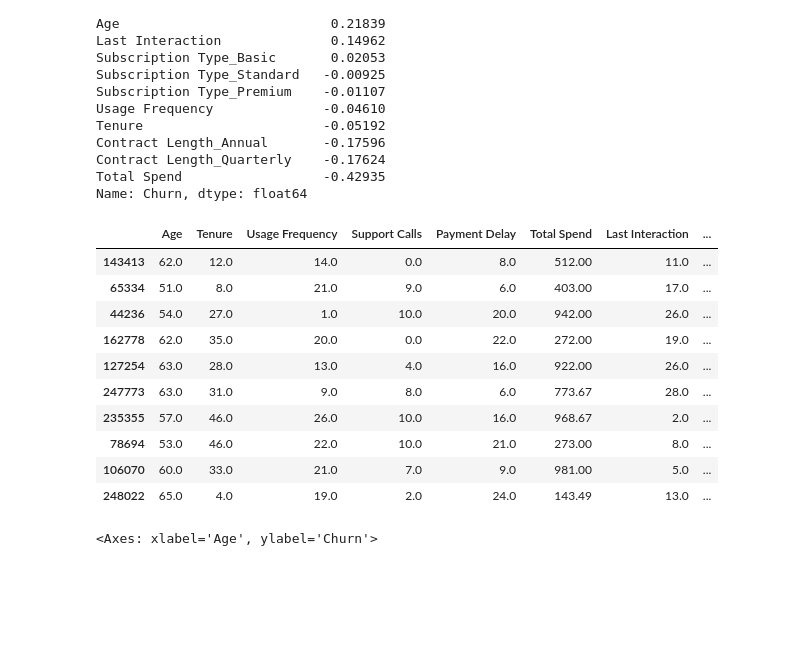
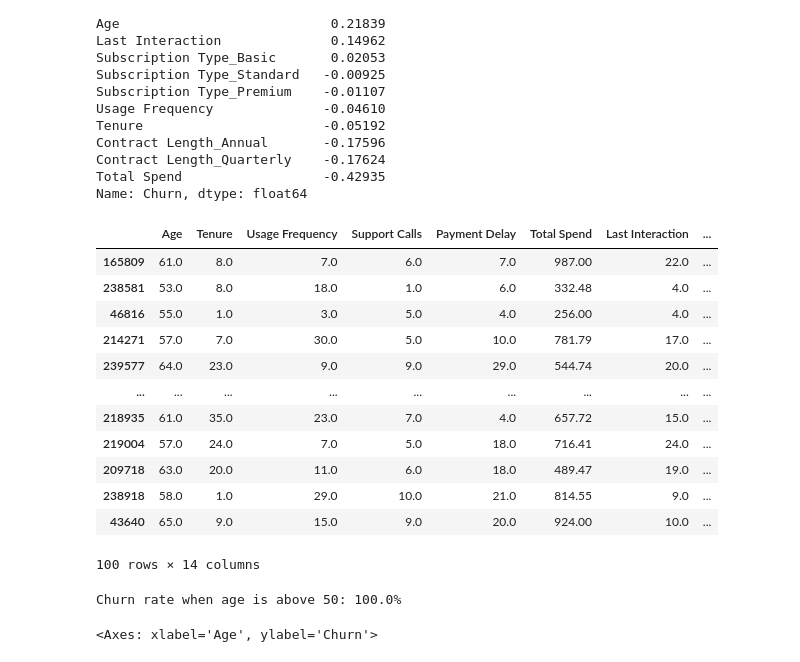
Before and after one commit to jkyc38/teammastercard, a Jupyter notebook: trainingdataset.ipynb, the cells around one changed output. Saved outputs shown, nothing was run; the diff lists cells and outputs as text; code cells hidden in the pictures; blank space fills up the shorter version.

Commit message:
added code to calc churn rate above age 50

```diff
--- a/trainingdataset.ipynb
+++ b/trainingdataset.ipynb
@@ -72,19 +72,31 @@ Total Spend                  -0.42935
 Name: Churn, dtype: float64
 # %%
 #grabs any random sample above age 50 to show that they always churn when age is above 50
-df[df['Age']>50].sample(n=10)
+age_above_50 = df['Age']>50
+df[age_above_50].sample(n=100)
 # %% [output]
 |  | Age | Tenure | Usage Frequency | Support Calls | Payment Delay | Total Spend | Last Interaction | ... |
-| 143413 | 62.0 | 12.0 | 14.0 | 0.0 | 8.0 | 512.00 | 11.0 | ... |
-| 65334 | 51.0 | 8.0 | 21.0 | 9.0 | 6.0 | 403.00 | 17.0 | ... |
-| 44236 | 54.0 | 27.0 | 1.0 | 10.0 | 20.0 | 942.00 | 26.0 | ... |
-| 162778 | 62.0 | 35.0 | 20.0 | 0.0 | 22.0 | 272.00 | 19.0 | ... |
-| 127254 | 63.0 | 28.0 | 13.0 | 4.0 | 16.0 | 922.00 | 26.0 | ... |
-| 247773 | 63.0 | 31.0 | 9.0 | 8.0 | 6.0 | 773.67 | 28.0 | ... |
-| 235355 | 57.0 | 46.0 | 26.0 | 10.0 | 16.0 | 968.67 | 2.0 | ... |
-| 78694 | 53.0 | 46.0 | 22.0 | 10.0 | 21.0 | 273.00 | 8.0 | ... |
-| 106070 | 60.0 | 33.0 | 21.0 | 7.0 | 9.0 | 981.00 | 5.0 | ... |
-| 248022 | 65.0 | 4.0 | 19.0 | 2.0 | 24.0 | 143.49 | 13.0 | ... |
+| 165809 | 61.0 | 8.0 | 7.0 | 6.0 | 7.0 | 987.00 | 22.0 | ... |
+| 238581 | 53.0 | 8.0 | 18.0 | 1.0 | 6.0 | 332.48 | 4.0 | ... |
+| 46816 | 55.0 | 1.0 | 3.0 | 5.0 | 4.0 | 256.00 | 4.0 | ... |
+| 214271 | 57.0 | 7.0 | 30.0 | 5.0 | 10.0 | 781.79 | 17.0 | ... |
+| 239577 | 64.0 | 23.0 | 9.0 | 9.0 | 29.0 | 544.74 | 20.0 | ... |
+| ... | ... | ... | ... | ... | ... | ... | ... | ... |
+| 218935 | 61.0 | 35.0 | 23.0 | 7.0 | 4.0 | 657.72 | 15.0 | ... |
+| 219004 | 57.0 | 24.0 | 7.0 | 5.0 | 18.0 | 716.41 | 24.0 | ... |
+| 209718 | 63.0 | 20.0 | 11.0 | 6.0 | 18.0 | 489.47 | 19.0 | ... |
+| 238918 | 58.0 | 1.0 | 29.0 | 10.0 | 21.0 | 814.55 | 9.0 | ... |
+| 43640 | 65.0 | 9.0 | 15.0 | 9.0 | 20.0 | 924.00 | 10.0 | ... |
+100 rows × 14 columns
+# %%
+filtered_df = df[df['Age'] > 50] #filters the data frame to only when age is above 50
+churned = (filtered_df['Churn'] == 1).sum() #counts all the churn
+not_churned = (filtered_df['Churn'] == 0).sum() #counts all the not churn
+churn_rate = (churned/len(filtered_df) * 100) #calculate the rate
+
+print(f'Churn rate when age is above 50: {churn_rate}%')
+# %% [output]
+Churn rate when age is above 50: 100.0%
 # %%
 sns.lineplot(x=df['Age'], y=df['Churn'])
 # %% [output]
```
Also changed, not shown: parts of 1 cell of this notebook, 1 other file.
